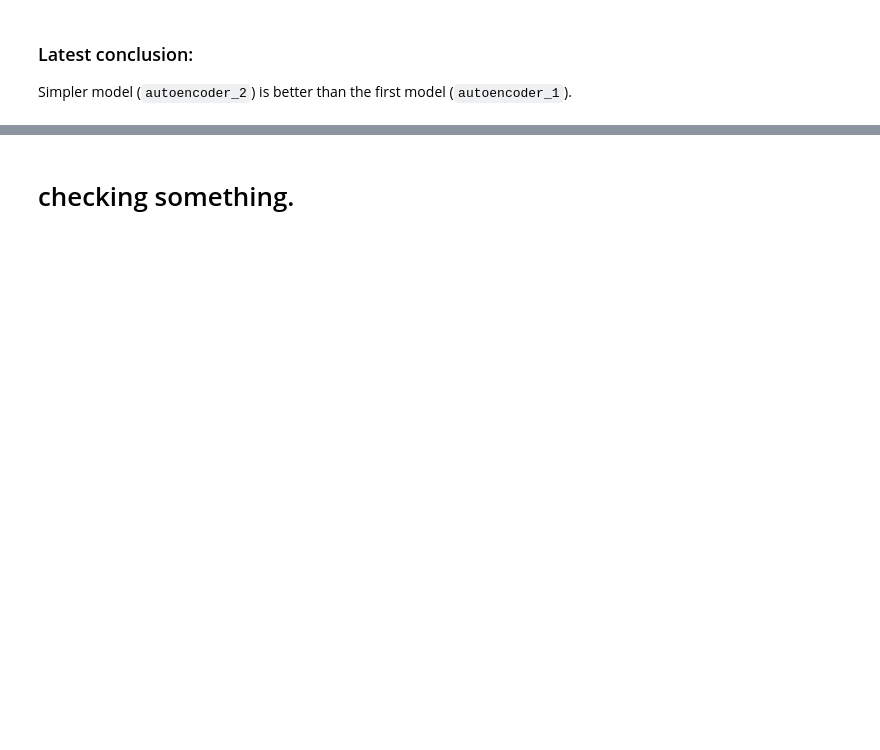
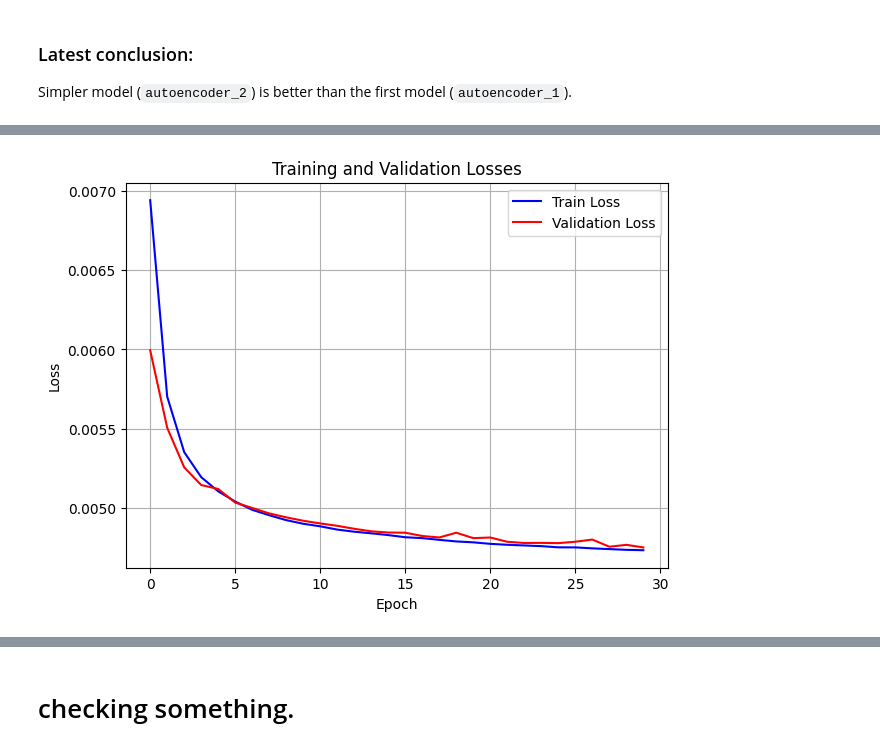
Before and after one commit to lukevoss/GNN, a Jupyter notebook: Project/autoencoder_for_MNIST_dataset.ipynb, the cells around one changed output, grey strips where cells are left out. Cells and saved outputs as stored; diff of their text form; code cells hidden in the pictures; blank space fills up the shorter version.

```diff
--- a/Project/autoencoder_for_MNIST_dataset.ipynb
+++ b/Project/autoencoder_for_MNIST_dataset.ipynb
@@ -106,7 +111,4 @@ class Autoencoder(nn.Module):
 # %%
-import torch
-import torch.nn as nn
-
 class Autoencoder_simpler(nn.Module):
     def __init__(self):
         super(Autoencoder_simpler, self).__init__()
@@ -114,14 +116,14 @@ class Autoencoder_simpler(nn.Module):
         # Encoder layers
         self.encoder_conv1 = nn.Conv2d(1, 6, kernel_size=3, stride=2, padding=1)  # Use stride 2 for downscaling
         self.encoder_conv2 = nn.Conv2d(6, 12, kernel_size=3, stride=2, padding=1)  # Use stride 2 for downscaling
-        self.encoder_linear = nn.Linear(12 * 7 * 7, 64*6)
+        self.encoder_linear = nn.Linear(12 * 7 * 7, 20)# 64*6 ---> 20
 
         # Decoder layers
-        self.decoder_linear = nn.Linear(64*6, 12 * 7 * 7)
+        self.decoder_linear = nn.Linear(20, 12 * 7 * 7)
         self.decoder_conv1 = nn.ConvTranspose2d(12, 6, kernel_size=3, stride=2, padding=1, output_padding=1)  # Use stride 2 for upscaling
         self.decoder_conv2 = nn.ConvTranspose2d(6, 1, kernel_size=3, stride=2, padding=1, output_padding=1)  # Use stride 2 for upscaling
 
-    def forward(self, x):
+    def encoder(self, x):
         # Encoder
         x = self.encoder_conv1(x)
         x = torch.relu(x)
@@ -129,7 +131,9 @@ class Autoencoder_simpler(nn.Module):
         x = torch.relu(x)
         x = x.view(-1, 12 * 7 * 7)
         x = self.encoder_linear(x)
+        return x
 
+    def decoder(self, x):
         # Decoder
         x = self.decoder_linear(x)
         x = x.view(-1, 12, 7, 7)
@@ -137,8 +141,12 @@ class Autoencoder_simpler(nn.Module):
         x = torch.relu(x)
         x = self.decoder_conv2(x)
         x = torch.relu(x)
+        return x
 
-        return x
+    def forward(self, x):
+        encoded = self.encoder(x)
+        decoded = self.decoder(encoded)
+        return decoded
 # %% [markdown]
 ### training and validation function
 # %%
@@ -304,0 +548,8 @@ Simpler model (`autoencoder_2`) is better than the first model (`autoencoder_1`)
+# %%
+# instantiate the model
+vae_simple=VAE_SIMPLE()
+
+# train
+train_losses_vae, val_losses_vae = train_and_evaluate_vae(vae_simple,
+                                              train_loader, val_loader,learning_rate=2e-3,
+                                              num_epochs=30, print_epoch=2)
@@ -304,0 +573,4 @@ Simpler model (`autoencoder_2`) is better than the first model (`autoencoder_1`)
+# %%
+plot_losses(train_losses_vae[:], val_losses_vae[:])
+# %% [output]
+[figure, added]
```
Also changed, not shown: parts of 36 cells of this notebook.
